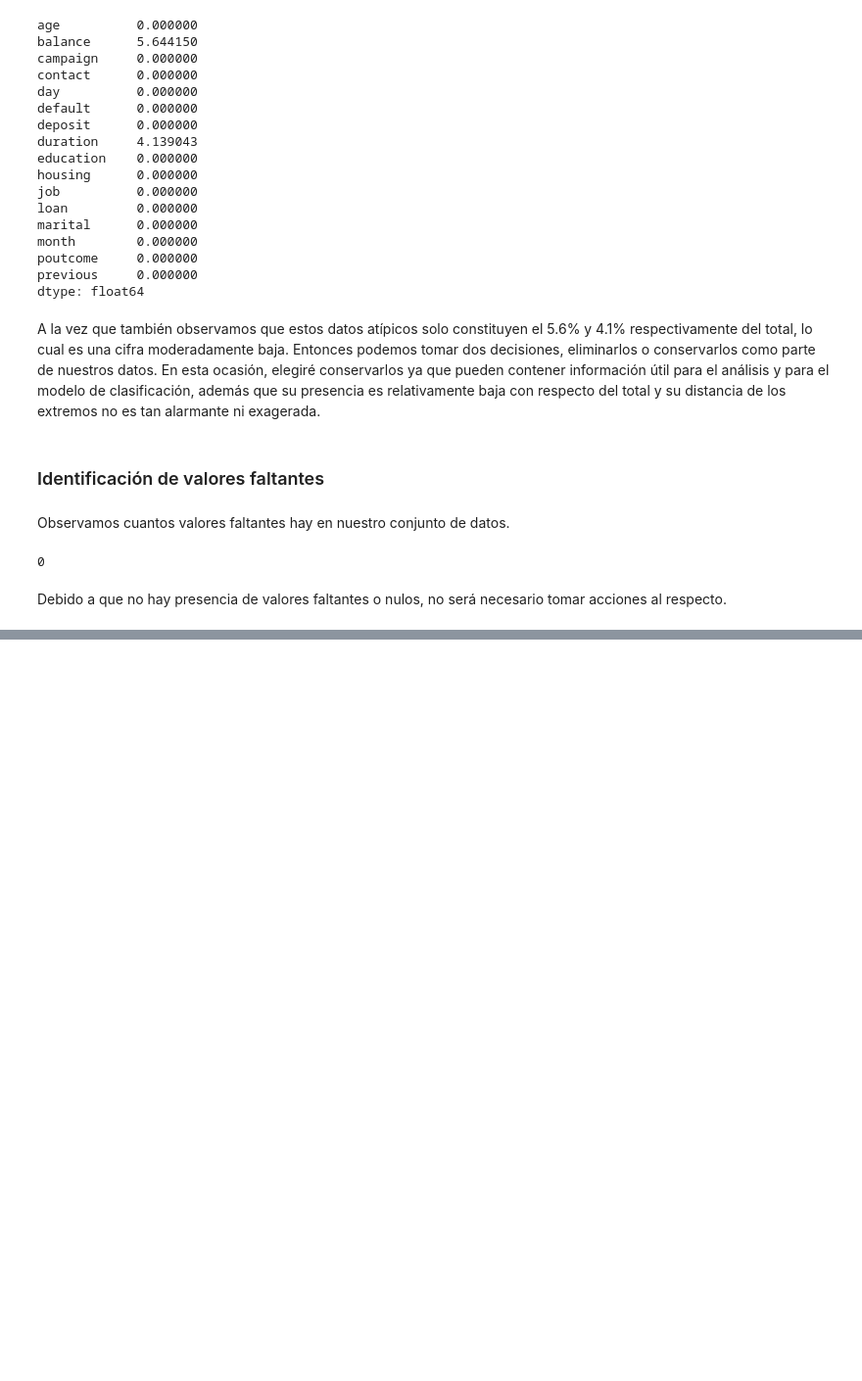
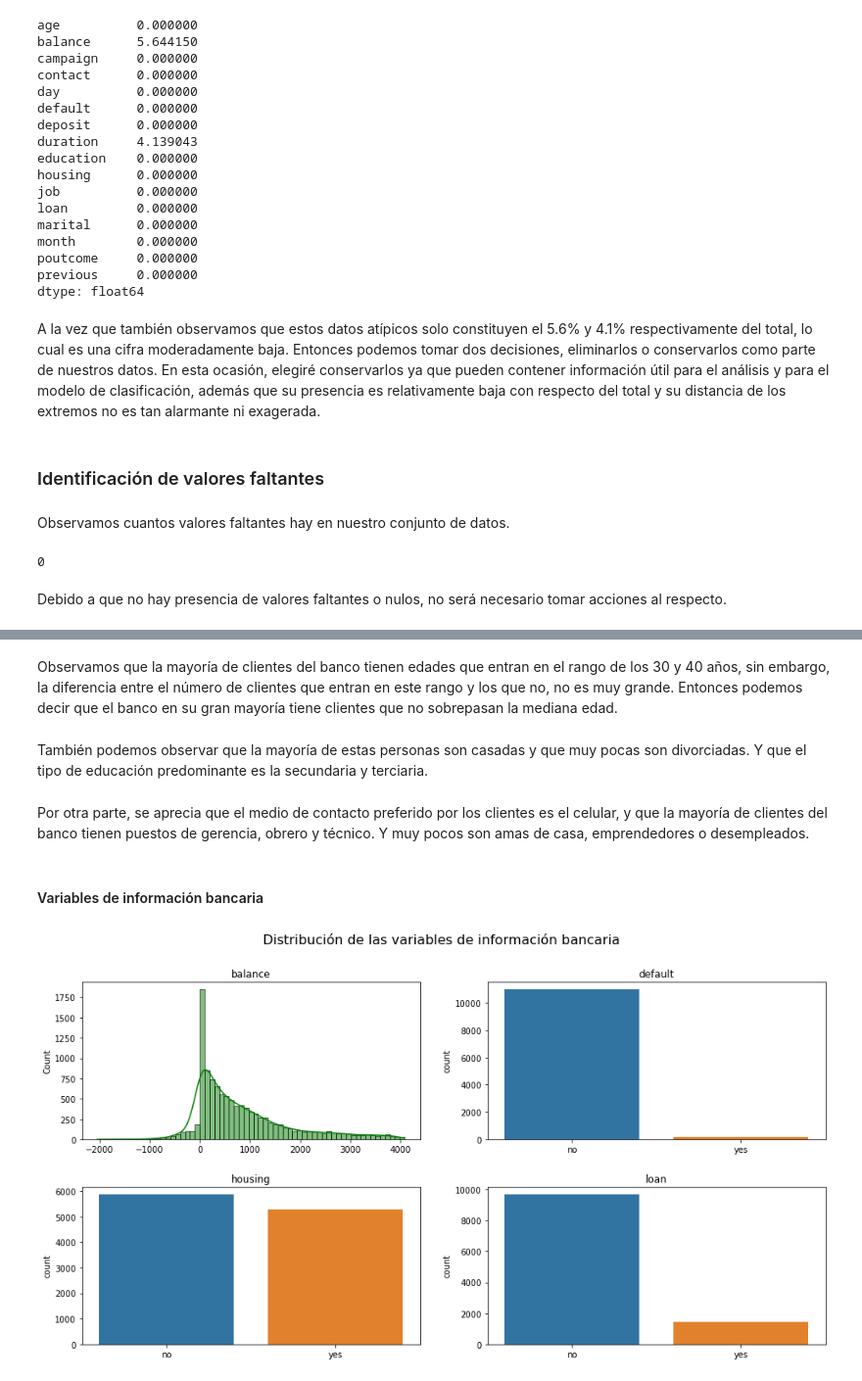
Before and after one commit to silvestref/Bank_Marketing, a Jupyter notebook: Jupyter_Bank_Marketing.ipynb, the cells around one changed output, grey strips where cells are left out. Shown: that part at 98% size. Cells and saved outputs as stored; diff of their text form; code cells hidden in the pictures; blank space fills up the shorter version.

```diff
--- a/Jupyter_Bank_Marketing.ipynb
+++ b/Jupyter_Bank_Marketing.ipynb
@@ -409,0 +462,27 @@ Debido a que no hay presencia de valores faltantes o nulos, no será necesario t
+# %% [markdown]
+Observamos que la mayoría de clientes del banco tienen edades que entran en el rango de los 30 y 40 años, sin embargo, la diferencia entre el número de clientes que entran en este rango y los que no, no es muy grande. Entonces podemos decir que el banco en su gran mayoría tiene clientes que no sobrepasan la mediana edad.
+# %% [markdown]
+También podemos observar que la mayoría de estas personas son casadas y que muy pocas son divorciadas. Y que el tipo de educación predominante es la secundaria y terciaria.
+# %% [markdown]
+Por otra parte, se aprecia que el medio de contacto preferido por los clientes es el celular, y que la mayoría de clientes del banco tienen puestos de gerencia, obrero y técnico. Y muy pocos son amas de casa, emprendedores o desempleados.
+# %% [markdown]
+#### Variables de información bancaria
+# %%
+fig, ax = plt.subplots(2, 2, figsize=(16, 8))
+plt.subplots_adjust(wspace=0.2, hspace=0.3)
+sns.histplot(data=data2, x="balance", kde=True, ax=ax[0,0], color="g")
+ax[0,0].set_title("balance")
+ax[0,0].set_xlabel("")
+sns.countplot(data=data2, x="default", ax=ax[0,1])
+ax[0,1].set_title("default")
+ax[0,1].set_xlabel("")
+sns.countplot(data=data2, x="housing", ax=ax[1,0])
+ax[1,0].set_title("housing")
+ax[1,0].set_xlabel("")
+sns.countplot(data=data2, x="loan", ax=ax[1,1])
+ax[1,1].set_title("loan")
+ax[1,1].set_xlabel("")
+fig.suptitle("Distribución de las variables de información bancaria", fontsize=16)
+plt.show()
+# %% [output]
+[figure, added]
```
Also changed, not shown: parts of 109 cells of this notebook.
